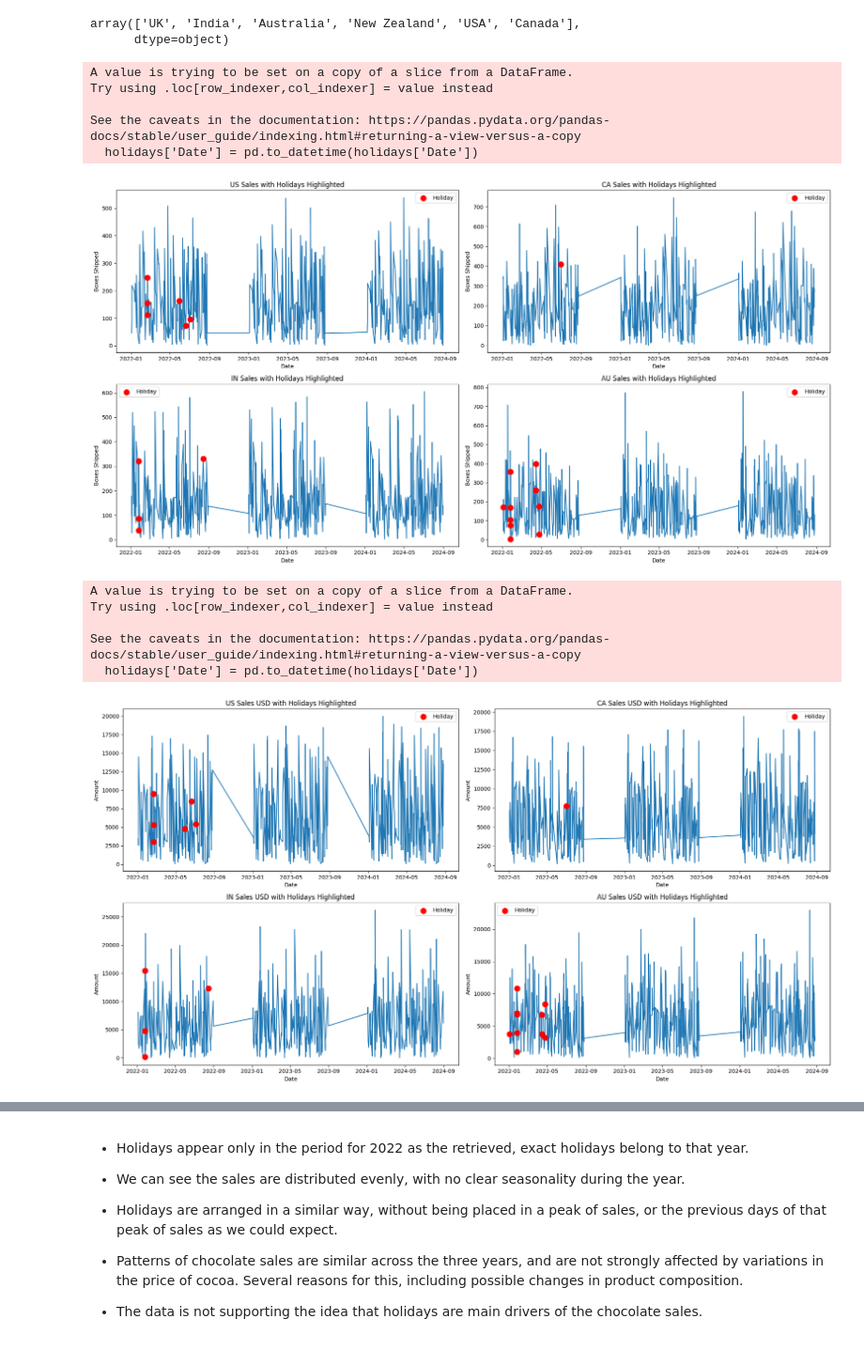
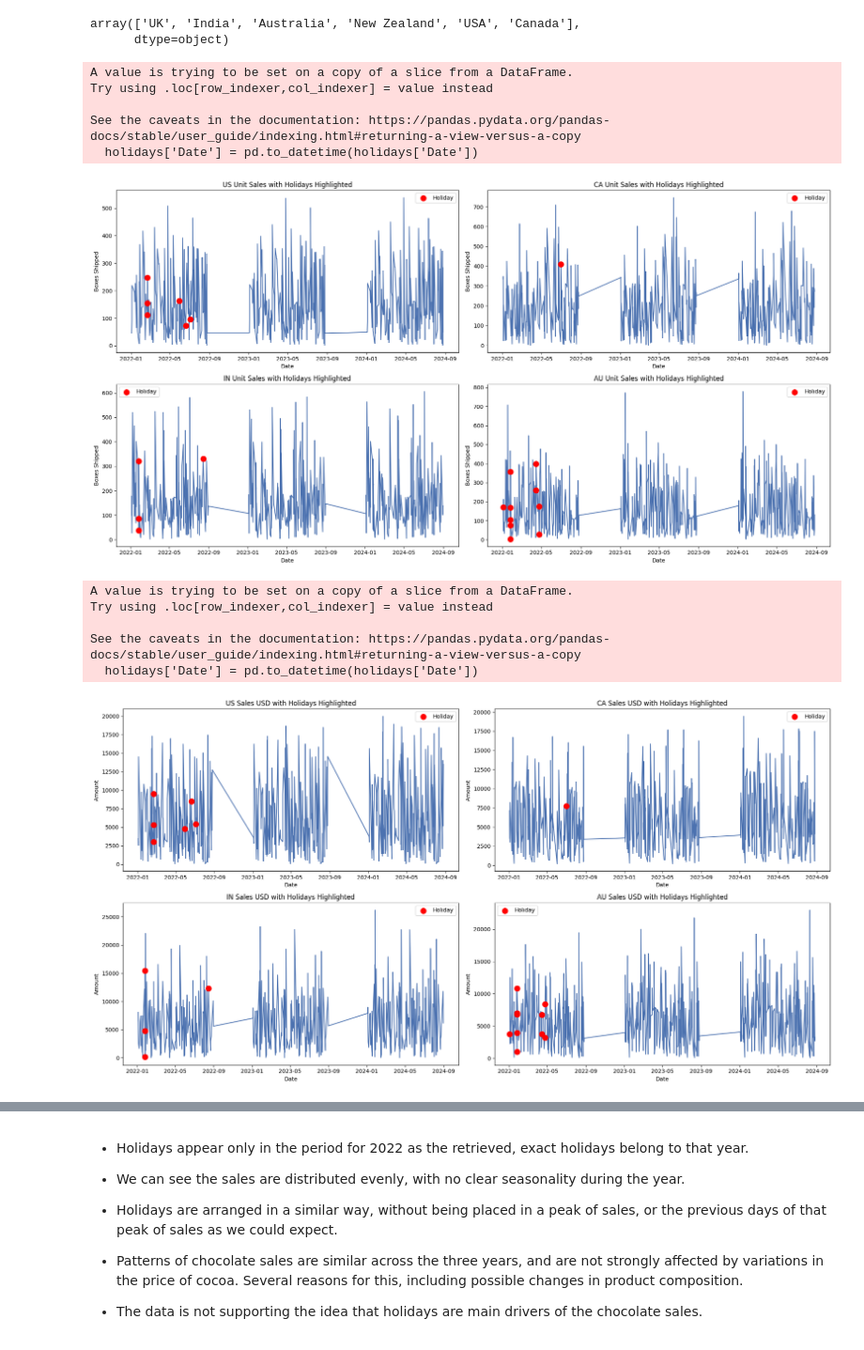
Before and after one commit to Lina060992/Chocolate, a Jupyter notebook: questions_hypothesis.ipynb, the cells around one changed output, grey strips where cells are left out. Shown at 94% size. Saved outputs shown, nothing was run; the diff lists cells and outputs as text; code cells hidden in the pictures.

```diff
--- a/questions_hypothesis.ipynb
+++ b/questions_hypothesis.ipynb
@@ -393,29 +375,31 @@ Let's draw regression plots to see this further:
 # %%
 # Regression plots to study further that perfect correlation in per capita variables
 
-
+sns.set_palette("deep")
 fig, axes = plt.subplots(1, 2, figsize=(12, 5))
 
 plt.tight_layout()
 axes[0].set_title('Amount USD vs Boxes Shipped PER CAPITA')
 
-sns.regplot(
+with sns.axes_style("whitegrid"), sns.color_palette("deep"):
+    sns.regplot(
     data=joined_salespop,
     x='Amount_pc',
     y='Boxes_pc',
     scatter_kws={'alpha':0.5},
     ax=axes[0]
-)
+    )
 
 axes[1].set_title('Amount USD vs Boxes Shipped ABSOLUTES')
 
-sns.regplot(
+with sns.axes_style("whitegrid"), sns.color_palette("deep"):
+    sns.regplot(
     data=joined_salespop,
     x='Amount',
     y='Boxes Shipped',
     scatter_kws={'alpha':0.5},
     ax=axes[1]
-)
+    )
 
 plt.subplots_adjust(wspace=0.2)
 # %% [output]
@@ -811,7 +803,7 @@ ax.scatter(
     label='Holiday'
 )
 
-ax.set_title('US Sales with Holidays Highlighted')
+ax.set_title('US Unit Sales with Holidays Highlighted')
 ax.legend()
 
 
@@ -846,7 +838,7 @@ ax.scatter(
     label='Holiday'
 )
 
-ax.set_title('CA Sales with Holidays Highlighted')
+ax.set_title('CA Unit Sales with Holidays Highlighted')
 ax.legend()
 
 
@@ -882,7 +874,7 @@ ax.scatter(
     label='Holiday'
 )
 
-ax.set_title('IN Sales with Holidays Highlighted')
+ax.set_title('IN Unit Sales with Holidays Highlighted')
 ax.legend()
 
 
@@ -901,35 +893,35 @@ sns.lineplot(
     y='Boxes Shipped',
     ax=ax,
     estimator = None
 )
 
 au_holidays = holidays[holidays['Country Code'] == 'AU'].copy()
 au_holidays['Date'] = pd.to_datetime(au_holidays['Date'])
 
 au_holiday_data = au_sales[au_sales['Date'].isin(au_holidays['Date'])]
 
 ax.scatter(
     au_holiday_data['Date'],
     au_holiday_data['Boxes Shipped'],
     s=100,
     color='red',
     zorder=3,
     label='Holiday'
 )
 
-ax.set_title('AU Sales with Holidays Highlighted')
+ax.set_title('AU Unit Sales with Holidays Highlighted')
 ax.legend()
 
 
 plt.tight_layout()
 plt.show()
 # %% [output]
 A value is trying to be set on a copy of a slice from a DataFrame.
 Try using .loc[row_indexer,col_indexer] = value instead
 
 See the caveats in the documentation: https://pandas.pydata.org/pandas-docs/stable/user_guide/indexing.html#returning-a-view-versus-a-copy
   holidays['Date'] = pd.to_datetime(holidays['Date'])
-[figure, old version]
+[figure, new version]
 # %%
 # Plots sales (amount USD) vs date
 
@@ -960,7 +952,7 @@ sns.lineplot(
 us_holidays = holidays[holidays['Country Code'] == 'US'].copy()
 us_holidays['Date'] = pd.to_datetime(us_holidays['Date'])
 
-us_holiday_data = us_sales[us_sales['Date'].isin(us_holidays['Date'])]
+#us_holiday_data = us_sales[us_sales['Date'].isin(us_holidays['Date'])]
 
 ax.scatter(
     us_holiday_data['Date'],
@@ -995,7 +987,7 @@ sns.lineplot(
 ca_holidays = holidays[holidays['Country Code'] == 'CA'].copy()
 ca_holidays['Date'] = pd.to_datetime(ca_holidays['Date'])
 
-ca_holiday_data = ca_sales[ca_sales['Date'].isin(ca_holidays['Date'])]
+#ca_holiday_data = ca_sales[ca_sales['Date'].isin(ca_holidays['Date'])]
 
 ax.scatter(
     ca_holiday_data['Date'],
@@ -1031,7 +1023,7 @@ sns.lineplot(
 in_holidays = holidays[holidays['Country Code'] == 'IN'].copy()
 in_holidays['Date'] = pd.to_datetime(in_holidays['Date'])
 
-in_holiday_data = in_sales[in_sales['Date'].isin(in_holidays['Date'])]
+#in_holiday_data = in_sales[in_sales['Date'].isin(in_holidays['Date'])]
 
 ax.scatter(
     in_holiday_data['Date'],
@@ -1089,4 +1081,4 @@ Try using .loc[row_indexer,col_indexer] = value instead
 
 See the caveats in the documentation: https://pandas.pydata.org/pandas-docs/stable/user_guide/indexing.html#returning-a-view-versus-a-copy
   holidays['Date'] = pd.to_datetime(holidays['Date'])
-[figure, old version]
+[figure, new version]
```
Also changed, not shown: parts of 12 cells of this notebook, 2 other files.
